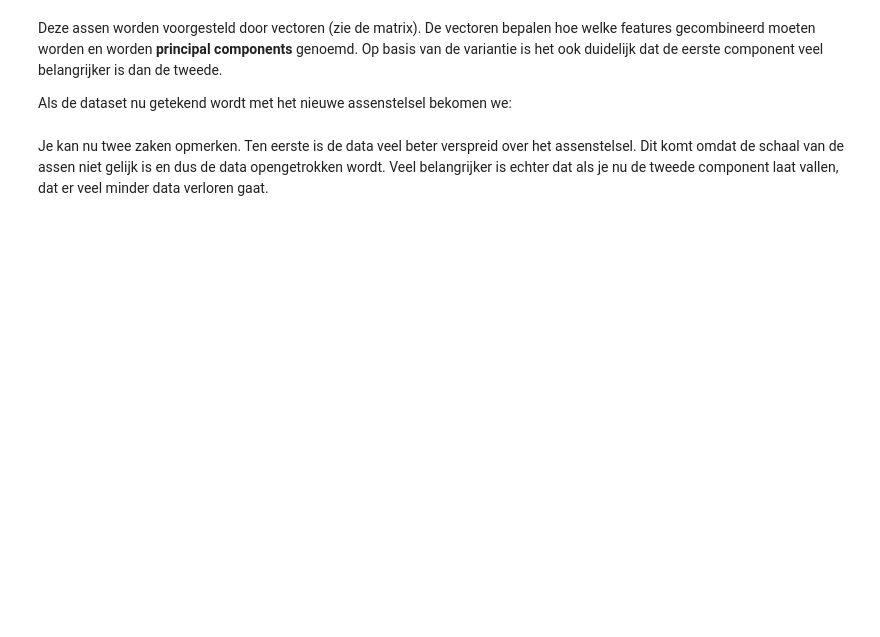
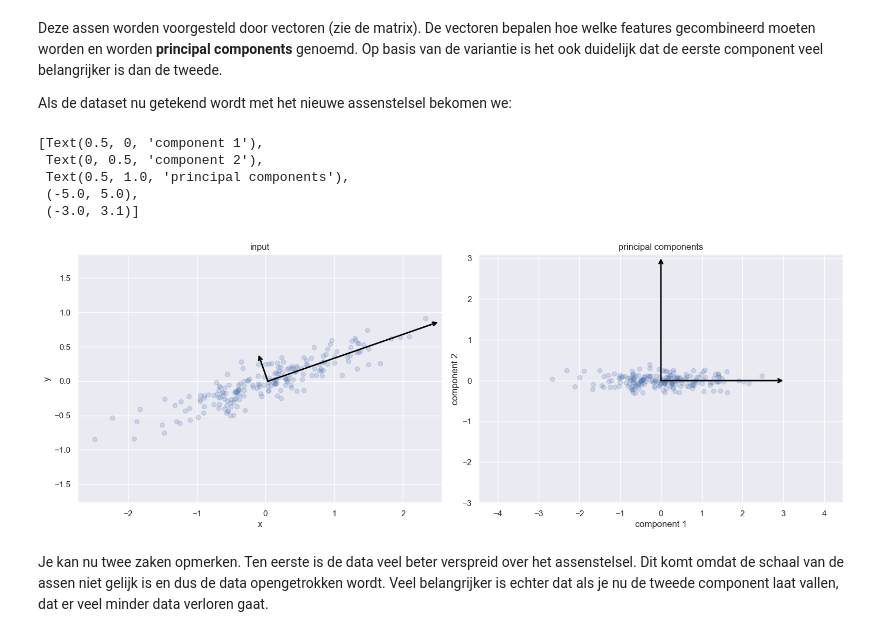
Before and after one commit to Data-Science-2425/Leerstof2, a Jupyter notebook: Week 10/03_DimensionalityReduction.ipynb, the cells around one changed output. Saved outputs shown, nothing was run; the diff lists cells and outputs as text; code cells hidden in the pictures; blank space fills up the shorter version.

```diff
--- a/Week 10/03_DimensionalityReduction.ipynb
+++ b/Week 10/03_DimensionalityReduction.ipynb
@@ -73,26 +92,36 @@ Op basis van de variantie is het ook duidelijk dat de eerste component veel bela
 
 Als de dataset nu getekend wordt met het nieuwe assenstelsel bekomen we:
 # %%
+X_pca = pca.transform(X)
+# transform wat is eerder een preprocessing stap die het assenstelsel transformeert
+
 # 2 figuren naast elkaar
 fig, ax = plt.subplots(1, 2, figsize=(16, 6))
 fig.subplots_adjust(left=0.0625, right=0.95, wspace=0.1)
 
 # plot data (ax[0] is de eerste plot/figuur)
 ax[0].scatter(X[:, 0], X[:, 1], alpha=0.2)
 for length, vector in zip(pca.explained_variance_, pca.components_):
     v = vector * 3 * np.sqrt(length)
     draw_vector(pca.mean_, pca.mean_ + v, ax=ax[0])
-ax[0].axis('equal');
+ax[0].axis('equal')
 ax[0].set(xlabel='x', ylabel='y', title='input')
 
 # plot principal components
 ax[1].scatter(X_pca[:, 0], X_pca[:, 1], alpha=0.2)
 draw_vector([0, 0], [0, 3], ax=ax[1])
 draw_vector([0, 0], [3, 0], ax=ax[1])
 ax[1].axis('equal')
 ax[1].set(xlabel='component 1', ylabel='component 2',
           title='principal components',
           xlim=(-5, 5), ylim=(-3, 3.1))
+# %% [output]
+[Text(0.5, 0, 'component 1'),
+ Text(0, 0.5, 'component 2'),
+ Text(0.5, 1.0, 'principal components'),
+ (-5.0, 5.0),
+ (-3.0, 3.1)]
+[figure, added]
 # %% [markdown]
 Je kan nu twee zaken opmerken.
 Ten eerste is de data veel beter verspreid over het assenstelsel.
```
Also changed, not shown: parts of 13 cells of this notebook.
